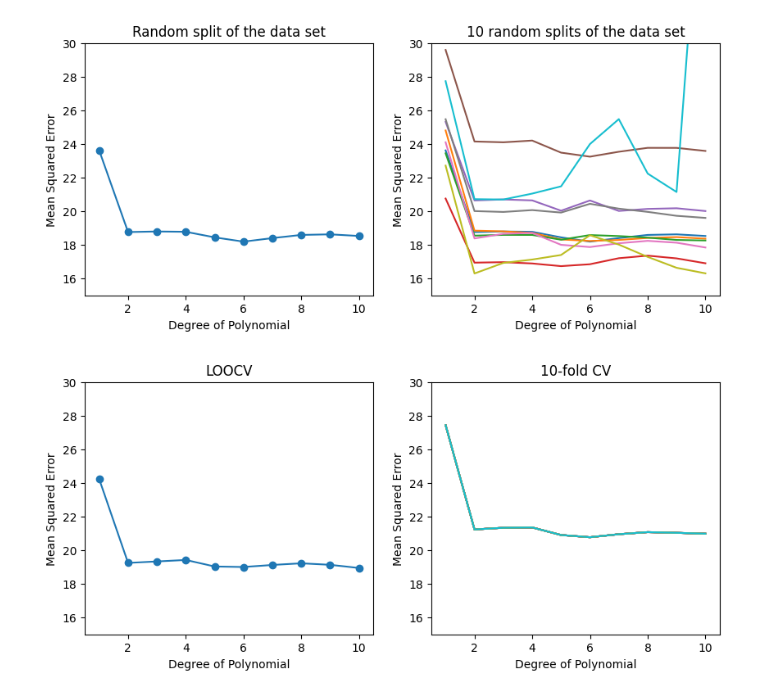
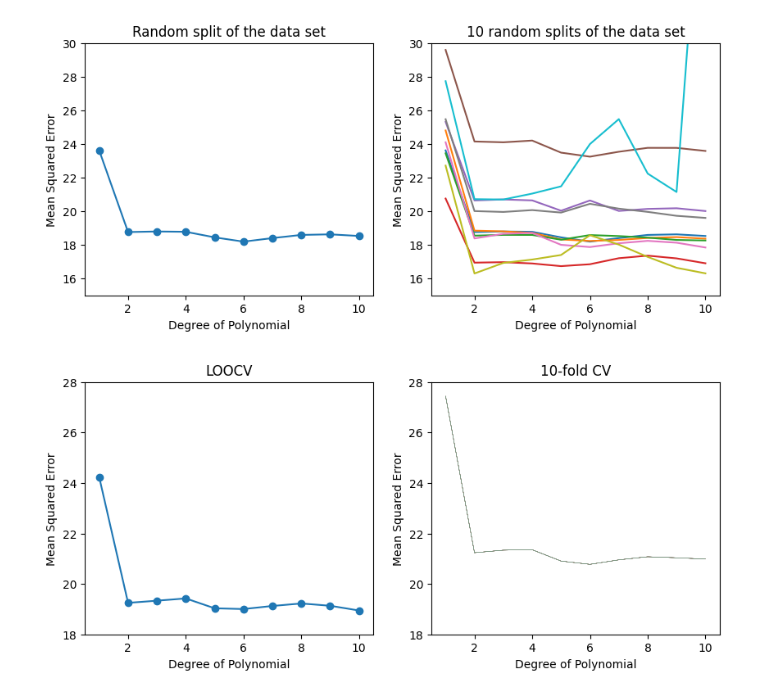
Before and after one commit to vincenzorrei/EDU-ResamplingMethods, a Jupyter notebook: main.ipynb, the cells around one changed output. Cells and saved outputs as stored; diff of their text form; code cells hidden in the pictures.

```diff
--- a/main.ipynb
+++ b/main.ipynb
@@ -102,24 +103,25 @@ for (i,j),v in np.ndenumerate(Z):
     kf_10 = KFold(n_splits=folds)
     Z[i,j] = cross_val_score(regr, X_poly, df1.mpg, cv=kf_10, scoring='neg_mean_squared_error').mean()
 # %%
-fig, (ax1, ax2) = plt.subplots(1,2, figsize=(10,4))
-
 # Note: cross_val_score() method return negative values for the scores.
 # https://github.com/scikit-learn/scikit-learn/issues/2439
+Z = Z*(-1)
+
+fig, (ax1, ax2) = plt.subplots(1,2, figsize=(10,4))
 
 # Left plot
 ax1.plot(p_order, np.array(scores)*-1, '-o')
 ax1.set_title('LOOCV')
 
 # Right plot
-ax2.plot(X,Z*-1)
+ax2.plot(X,Z*-1, linewidth=0.2)
 ax2.set_title('10-fold CV')
 
 for ax in fig.axes:
     ax.set_ylabel('Mean Squared Error')
-    ax.set_ylim(15,30)
+    ax.set_ylim(18,28)
     ax.set_xlabel('Degree of Polynomial')
     ax.set_xlim(0.5,10.5)
     ax.set_xticks(range(2,11,2));
 # %% [output]
-[figure, old version]
+[figure, new version]
```
Also changed, not shown: parts of 1 cell of this notebook.
